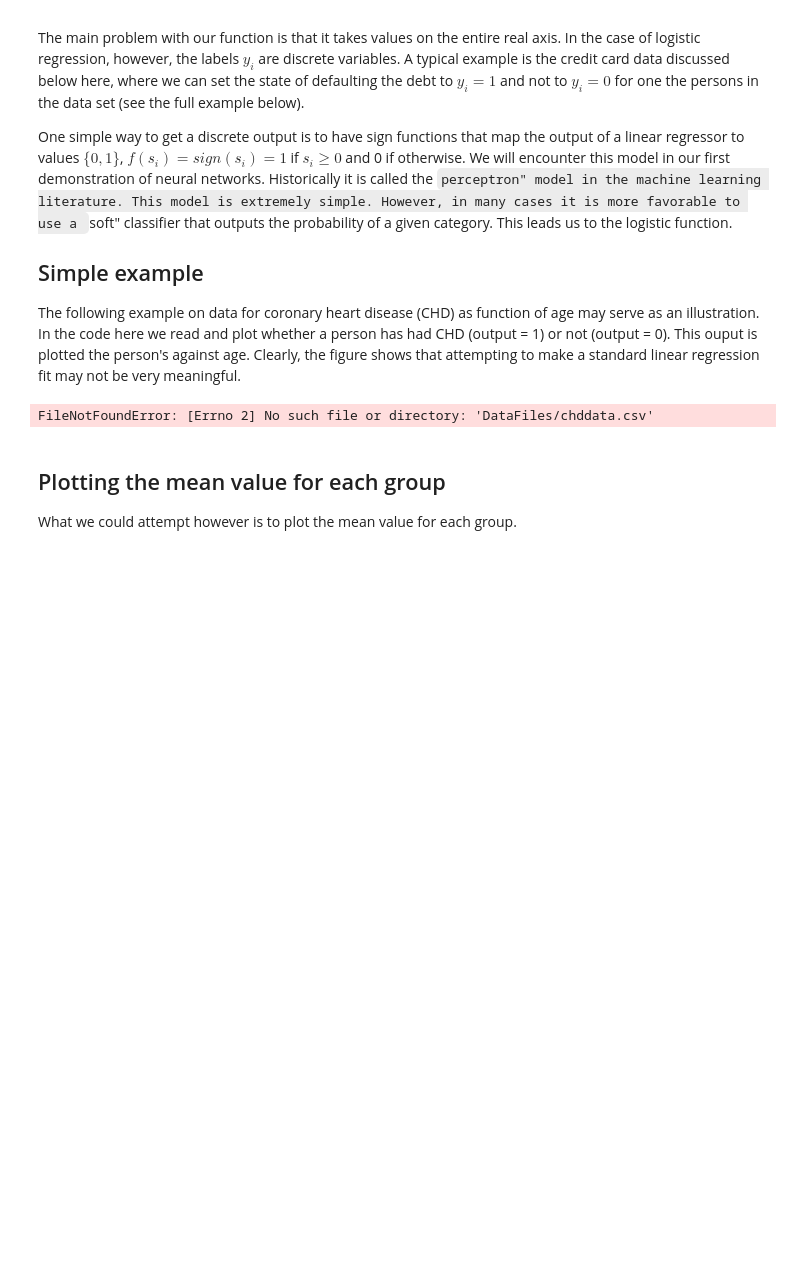
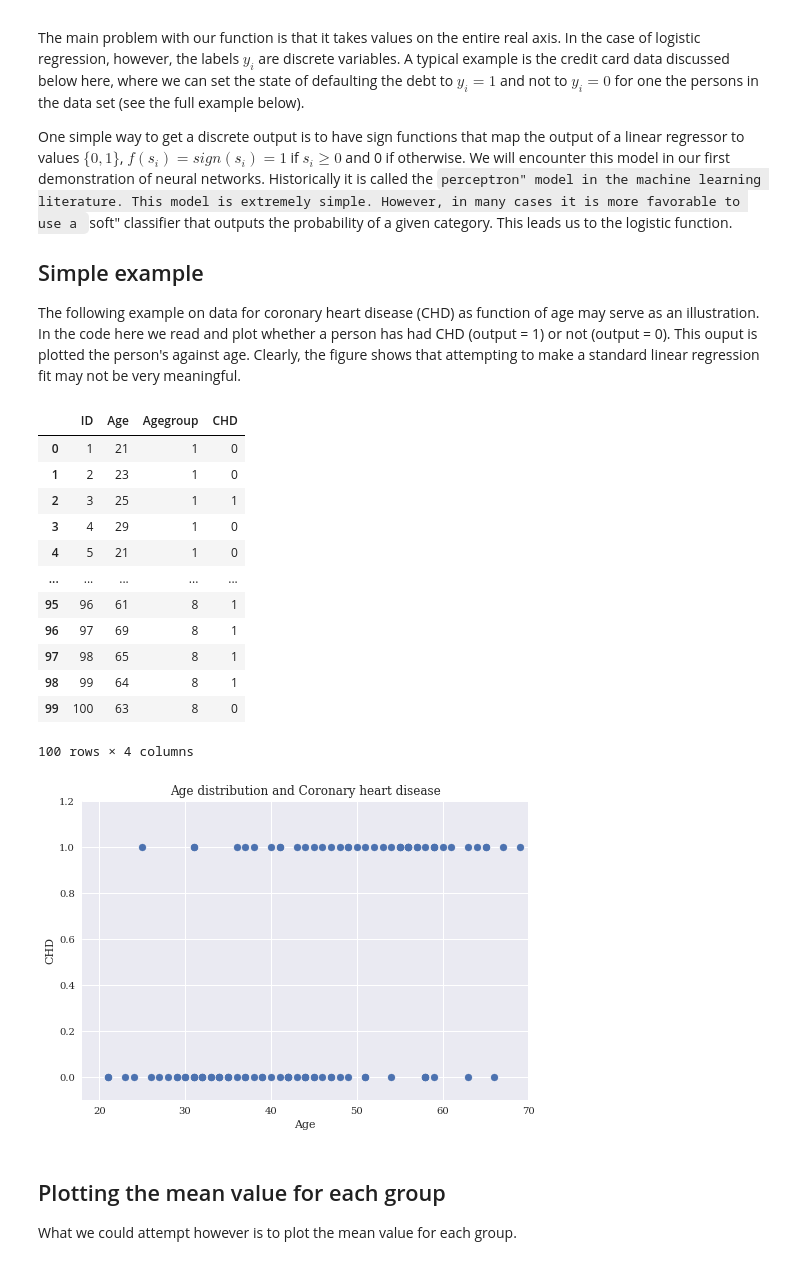
Before and after one commit to adelezaini/MachineLearning, a Jupyter notebook: Lectures/week38.ipynb, the cells around one changed output. Drawn from its saved outputs; the diff is of its cells as text; code cells hidden in the pictures; blank space fills up the shorter version.

```diff
--- a/Lectures/week38.ipynb
+++ b/Lectures/week38.ipynb
@@ -1461,35 +1461,48 @@ if not os.path.exists(FIGURE_ID):
 
 if not os.path.exists(DATA_ID):
     os.makedirs(DATA_ID)
 
 def image_path(fig_id):
     return os.path.join(FIGURE_ID, fig_id)
 
 def data_path(dat_id):
     return os.path.join(DATA_ID, dat_id)
 
 def save_fig(fig_id):
     plt.savefig(image_path(fig_id) + ".png", format='png')
 
-infile = open(data_path("chddata.csv"),'r')
+infile = open("chddata.csv",'r')
 
 # Read the chd data as  csv file and organize the data into arrays with age group, age, and chd
 chd = pd.read_csv(infile, names=('ID', 'Age', 'Agegroup', 'CHD'))
 chd.columns = ['ID', 'Age', 'Agegroup', 'CHD']
 output = chd['CHD']
 age = chd['Age']
 agegroup = chd['Agegroup']
 numberID  = chd['ID']
 display(chd)
 
 plt.scatter(age, output, marker='o')
 plt.axis([18,70.0,-0.1, 1.2])
 plt.xlabel(r'Age')
 plt.ylabel(r'CHD')
 plt.title(r'Age distribution and Coronary heart disease')
 plt.show()
 # %% [output]
+|  | ID | Age | Agegroup | CHD |
+| 0 | 1 | 21 | 1 | 0 |
+| 1 | 2 | 23 | 1 | 0 |
+| 2 | 3 | 25 | 1 | 1 |
+| 3 | 4 | 29 | 1 | 0 |
+| 4 | 5 | 21 | 1 | 0 |
+| ... | ... | ... | ... | ... |
+| 95 | 96 | 61 | 8 | 1 |
+| 96 | 97 | 69 | 8 | 1 |
+| 97 | 98 | 65 | 8 | 1 |
+| 98 | 99 | 64 | 8 | 1 |
+| 99 | 100 | 63 | 8 | 0 |
-FileNotFoundError: [Errno 2] No such file or directory: 'DataFiles/chddata.csv'
+100 rows × 4 columns
+[figure, added]
 # %% [markdown]
 ## Plotting the mean value for each group
 
```
Also changed, not shown: parts of 7 cells of this notebook, 41 other files.
